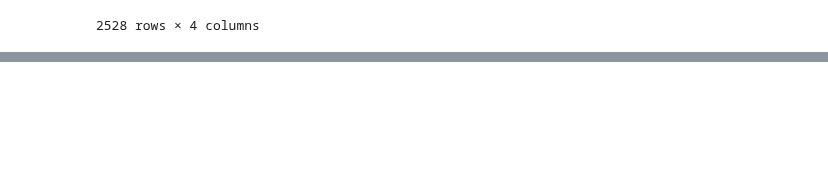
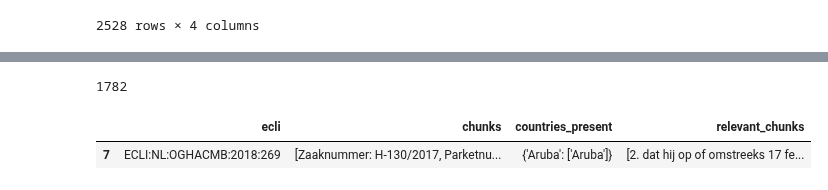
Before and after one commit to bloemetjesgordijn/Master-thesis, a Jupyter notebook: NER and POS tagging.ipynb, the cells around one changed output, grey strips where cells are left out. Saved outputs shown, nothing was run; the diff lists cells and outputs as text; code cells hidden in the pictures; blank space fills up the shorter version.

```diff
--- a/NER and POS tagging.ipynb
+++ b/NER and POS tagging.ipynb
@@ -365,3 +365,16 @@ Wall time: 9min 52s
+# %%
+i = 0
+for index, row in final_df.iterrows():
+    if len(row['relevant_countries']) == 0:
+        i += 1
+i
+# %% [output]
+1782
+# %%
+trafficking_df[trafficking_df['ecli'] == 'ECLI:NL:OGHACMB:2018:269']
+# %% [output]
+|  | ecli | chunks | countries_present | relevant_chunks |
+| 7 | ECLI:NL:OGHACMB:2018:269 | [Zaaknummer: H-130/2017, Parketnu... | {'Aruba': ['Aruba']} | [2. dat hij op of omstreeks 17 fe... |
 # %%
 final_df.to_pickle("saves/final_df.pkl")
 # %%
```
Also changed, not shown: parts of 2 cells of this notebook, 2 other files.
